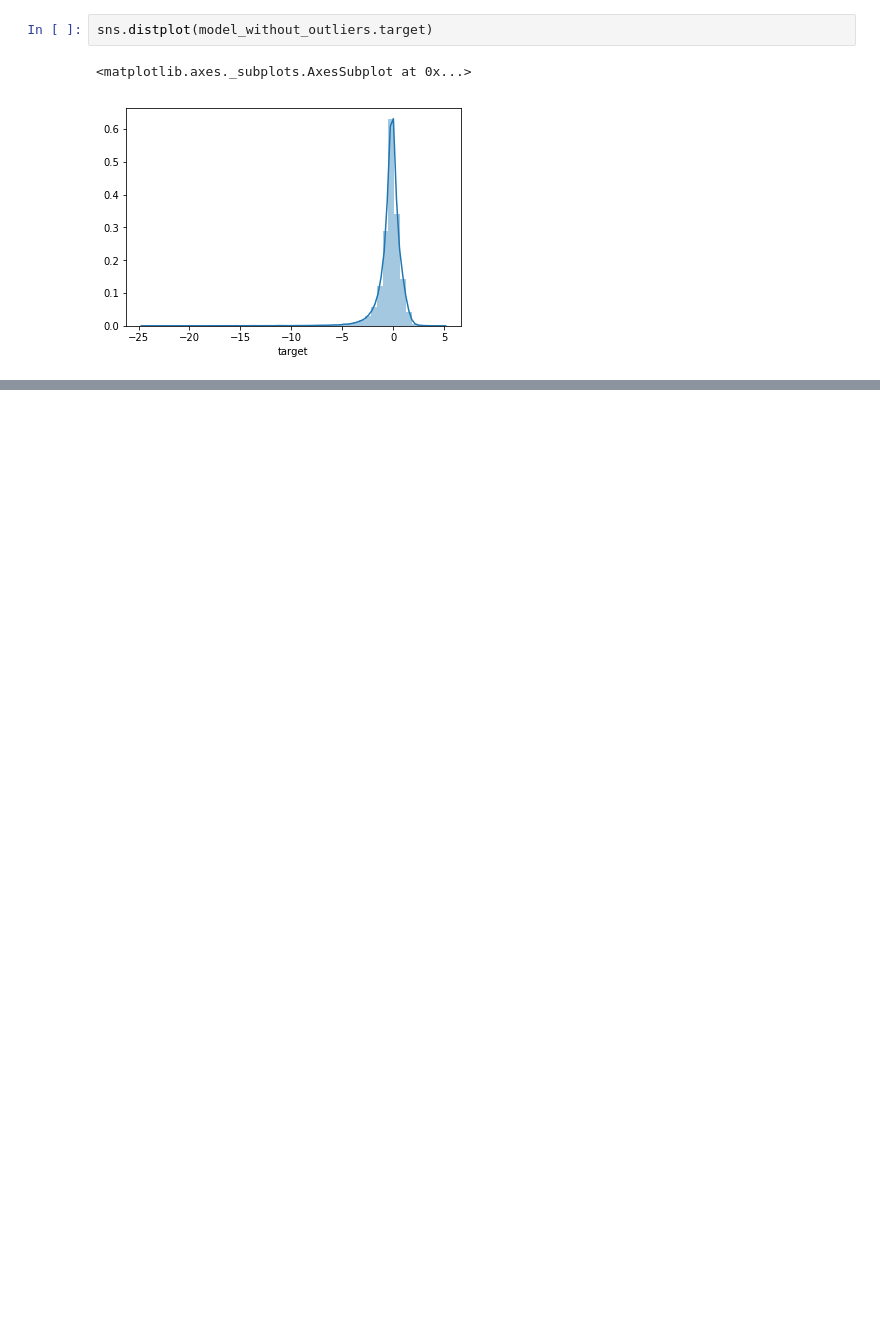
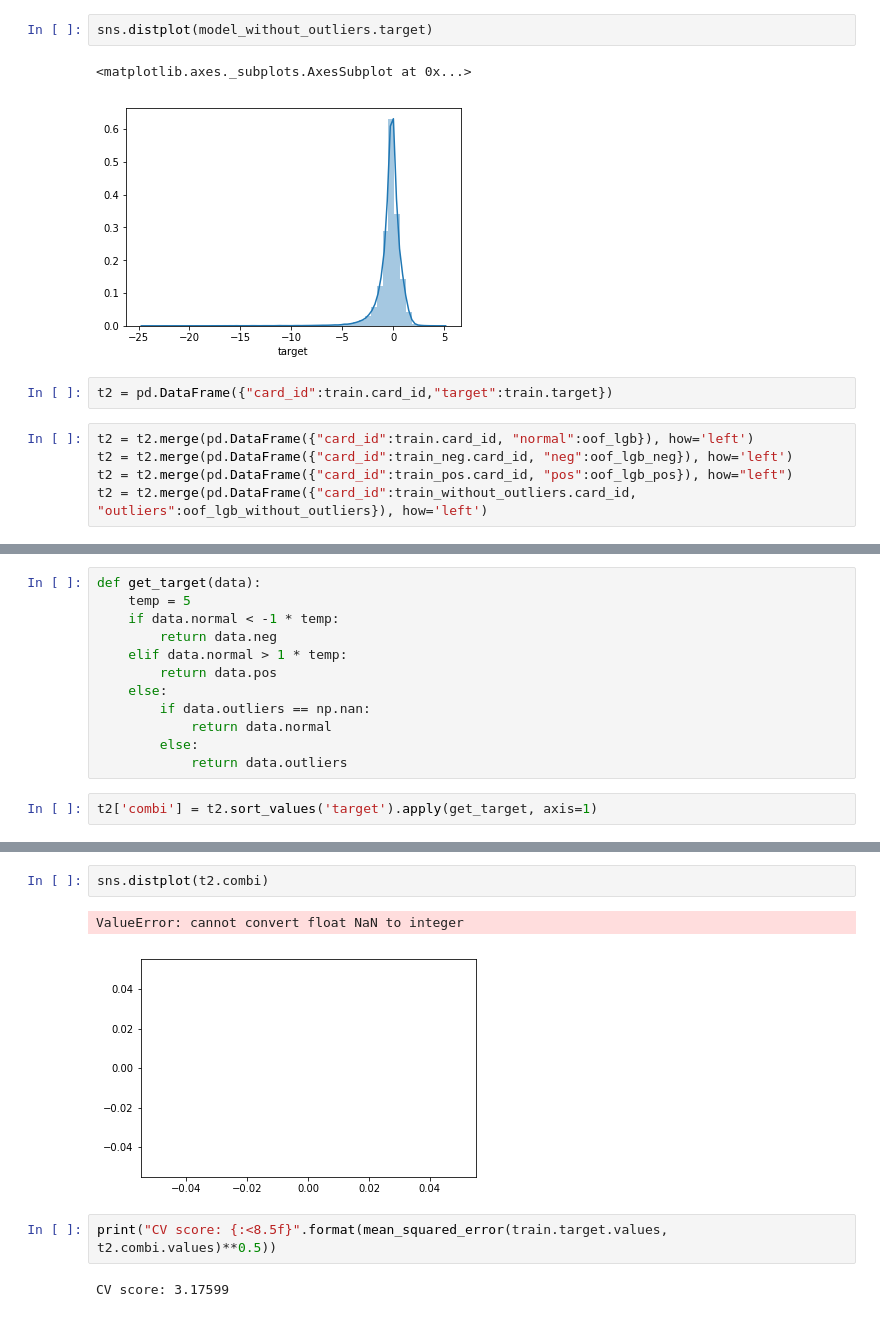
Before and after one commit to SONG-WONHO/Kaggle-Elo, a Jupyter notebook: 6-1 Combining Model with Positive and Negative Target.ipynb, the cells around one changed output, grey strips where cells are left out. Cells and saved outputs as stored; diff of their text form; blank space fills up the shorter version.

```diff
--- a/6-1 Combining Model with Positive and Negative Target.ipynb
+++ b/6-1 Combining Model with Positive and Negative Target.ipynb
@@ -400,3 +402,10 @@ sns.distplot(model_without_outliers.target)
 # %% [output]
 <matplotlib.axes._subplots.AxesSubplot at 0x...>
 [figure]
+# %%
+t2 = pd.DataFrame({"card_id":train.card_id,"target":train.target})
+# %%
+t2 = t2.merge(pd.DataFrame({"card_id":train.card_id, "normal":oof_lgb}), how='left')
+t2 = t2.merge(pd.DataFrame({"card_id":train_neg.card_id, "neg":oof_lgb_neg}), how='left')
+t2 = t2.merge(pd.DataFrame({"card_id":train_pos.card_id, "pos":oof_lgb_pos}), how="left")
+t2 = t2.merge(pd.DataFrame({"card_id":train_without_outliers.card_id, "outliers":oof_lgb_without_outliers}), how='left')
@@ -402,0 +422,14 @@ sns.distplot(model_without_outliers.target)
+# %%
+def get_target(data):
+    temp = 5
+    if data.normal < -1 * temp:
+        return data.neg
+    elif data.normal > 1 * temp:
+        return data.pos
+    else:
+        if data.outliers == np.nan:
+            return data.normal
+        else:
+            return data.outliers
+# %%
+t2['combi'] = t2.sort_values('target').apply(get_target, axis=1)
@@ -402,0 +470,9 @@ sns.distplot(model_without_outliers.target)
+# %%
+sns.distplot(t2.combi)
+# %% [output]
+ValueError: cannot convert float NaN to integer
+[figure, added]
+# %%
+print("CV score: {:<8.5f}".format(mean_squared_error(train.target.values, t2.combi.values)**0.5))
+# %% [output]
+CV score: 3.17599
```
Also changed, not shown: parts of 41 cells of this notebook.
